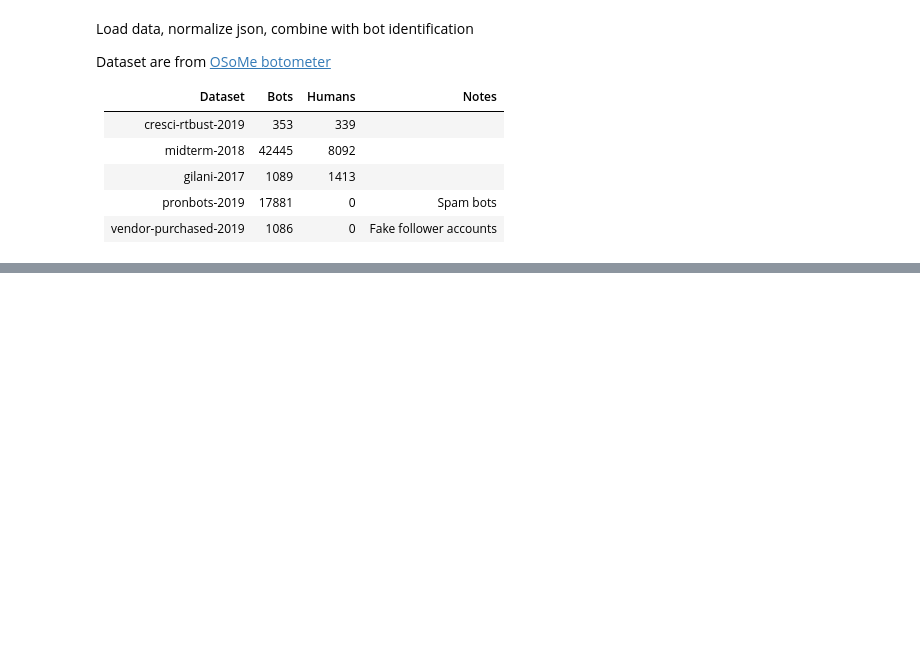
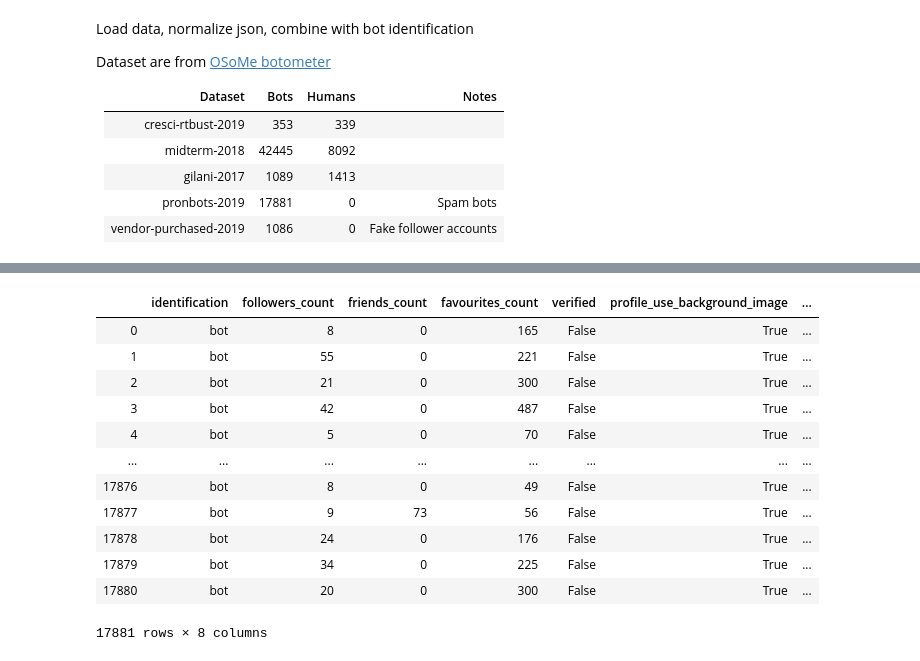
Before and after one commit to sdev00/Twitter-Bots, a Jupyter notebook: source/initialization.ipynb, the cells around one changed output, grey strips where cells are left out. Cells and saved outputs as stored; diff of their text form; code cells hidden in the pictures; blank space fills up the shorter version.

```diff
--- a/source/initialization.ipynb
+++ b/source/initialization.ipynb
@@ -68 +186,18 @@ gilani_2017_humans = gilani_2017[(gilani_2017.identification=='human')]
+# %%
+pronbots_2019_red = pronbots_2019[['identification', 'followers_count','friends_count','favourites_count','verified','profile_use_background_image', 'statuses_count','listed_count']]
+pronbots_2019_red
+# %% [output]
+|  | identification | followers_count | friends_count | favourites_count | verified | profile_use_background_image | ... |
+| 0 | bot | 8 | 0 | 165 | False | True | ... |
+| 1 | bot | 55 | 0 | 221 | False | True | ... |
+| 2 | bot | 21 | 0 | 300 | False | True | ... |
+| 3 | bot | 42 | 0 | 487 | False | True | ... |
+| 4 | bot | 5 | 0 | 70 | False | True | ... |
+| ... | ... | ... | ... | ... | ... | ... | ... |
+| 17876 | bot | 8 | 0 | 49 | False | True | ... |
+| 17877 | bot | 9 | 73 | 56 | False | True | ... |
+| 17878 | bot | 24 | 0 | 176 | False | True | ... |
+| 17879 | bot | 34 | 0 | 225 | False | True | ... |
+| 17880 | bot | 20 | 0 | 300 | False | True | ... |
+17881 rows × 8 columns
 # %%
```
Also changed, not shown: parts of 13 cells of this notebook.
